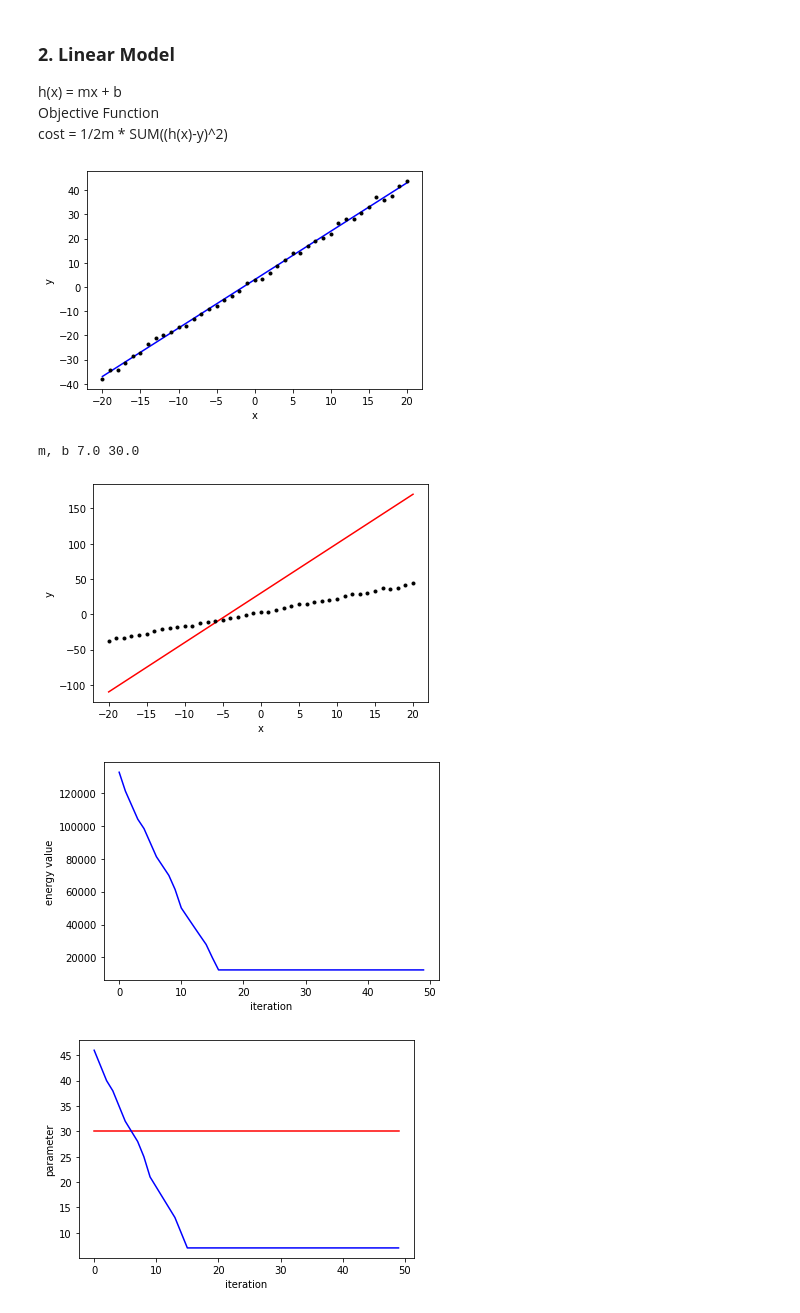
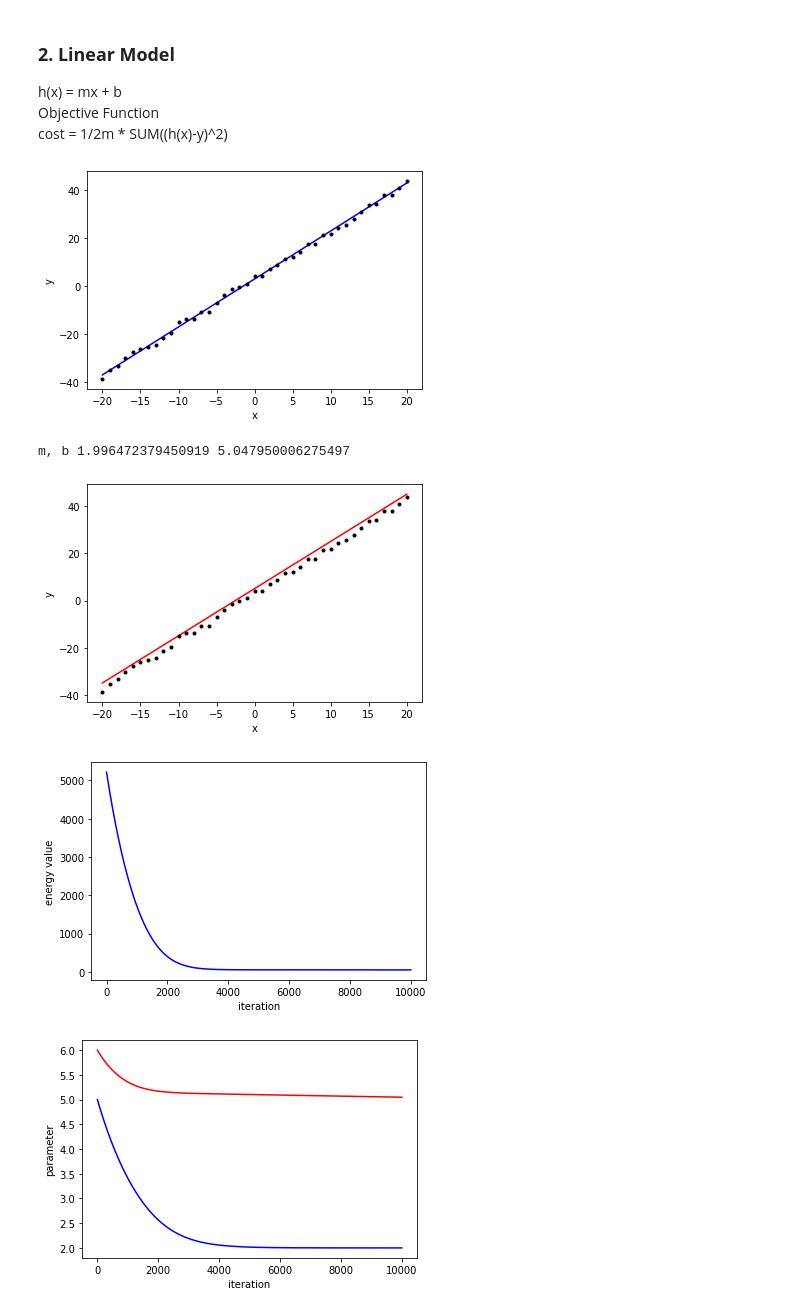
Before and after one commit to BupyeongHealer/class-MachineLearning, a Jupyter notebook: assignment02.ipynb, the cells around one changed output. Saved outputs shown, nothing was run; the diff lists cells and outputs as text; code cells hidden in the pictures.

```diff
--- a/assignment02.ipynb
+++ b/assignment02.ipynb
@@ -72,23 +72,23 @@ def gradientDescent(m, b):
   for x in range(-20, 21):
     h = m * x + b
     r = y[x+20]
-    lr = 0.00001
-    b -= np.around(lr * np.square(h-r) / m)
-    m -= np.around(lr * x * np.square(h-r) / m)
+    lr = 0.0000001
+    b -= lr * np.square(h-r) / m
+    m -= lr * x * np.square(h-r) / m
   return b, m
 # %%
 def main():
   x, y = input()
   #print("x", x)
   #print("y", y)
-  m = 50
-  b = 30   ##initialization
+  m = 5
+  b = 6   ##initialization
   costs = deque()
   bs = deque()
   ms = deque()
   iters = deque()
 
-  for iter in range(0, 50):
+  for iter in range(0, 10000):
     value_Object = ObjectiveFunction(m, b)
     b, m = gradientDescent(m, b)
     #print("cost", value_Object)
@@ -106,35 +106,35 @@ def main():
 
   graph3 = plt.plot(x, m * x + b, 'r')
   plt.xlabel('x')
   plt.ylabel('linear regression')
 
   graph4 = plt.plot(x, y, '.k')
   plt.xlabel('x')
   plt.ylabel('y')
   plt.show()
 
   plt.plot(iters, costs, 'b')
   plt.xlabel('iteration')
   plt.ylabel('energy value')
   plt.show()
 
   fig = plt.figure()
 
   graph5 = plt.plot(iters, bs, 'r')
 
   graph6 = plt.plot(iters, ms, 'b')
   plt.xlabel('iteration')
   plt.ylabel('parameter')
   plt.show()
 
     #if value_Object == float('inf'):
     #  value_Object = 99999
 
 if __name__ == "__main__":
   main()
 # %% [output]
-[figure, old version]
+[figure, new version]
-m, b 7.0 30.0
+m, b 1.996472379450919 5.047950006275497
-[figure, old version]
+[figure, new version]
-[figure, old version]
+[figure, new version]
-[figure, old version]
+[figure, new version]
```
